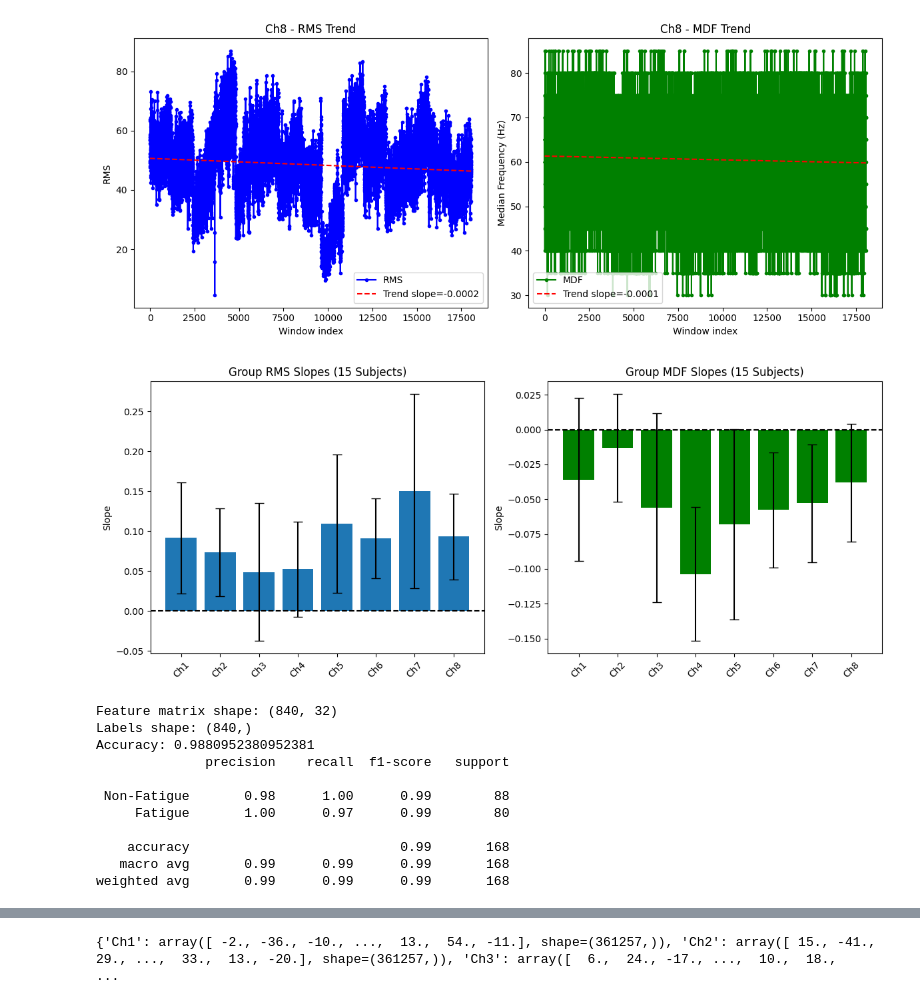
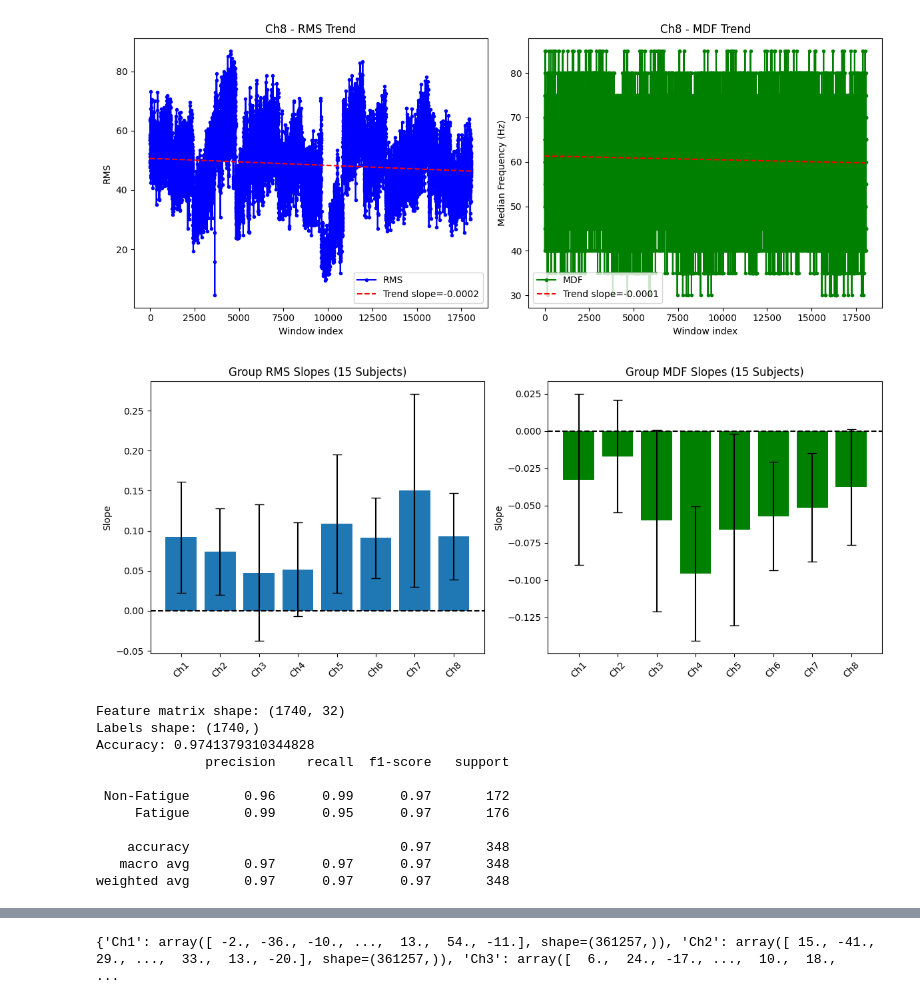
Before and after one commit to ATHUL-K-A/spasmender, a Jupyter notebook: test.ipynb, the cells around one changed output, grey strips where cells are left out. Cells and saved outputs as stored; diff of their text form; code cells hidden in the pictures.

```diff
--- a/test.ipynb
+++ b/test.ipynb
@@ -107,7 +107,7 @@ for subj_file in subjects:
     filtered = data.apply(lambda ch: bandpass(ch), axis=0)
 
     # Windowing
-    win_size = 400  # 2s
+    win_size = 200  # 2s
     step = 200
     fatigue_features = {ch: {"RMS": [], "MDF": []} for ch in filtered.columns}
 
@@ -142,34 +142,34 @@ for subj_file in subjects:
 mean_rms = {ch: np.mean(slopes_rms[ch]) for ch in slopes_rms}
 std_rms = {ch: np.std(slopes_rms[ch]) for ch in slopes_rms}
 
 mean_mdf = {ch: np.mean(slopes_mdf[ch]) for ch in slopes_mdf}
 std_mdf = {ch: np.std(slopes_mdf[ch]) for ch in slopes_mdf}
 
 # Plot group summary
 channels = list(filtered.columns)
 
 plt.figure(figsize=(12, 5))
 
 # RMS slopes
 plt.subplot(1, 2, 1)
 plt.bar(channels, [mean_rms[ch] for ch in channels], yerr=[std_rms[ch] for ch in channels], capsize=5)
 plt.axhline(0, color='k', linestyle='--')
 plt.title("Group RMS Slopes (15 Subjects)")
 plt.ylabel("Slope")
 plt.xticks(rotation=45)
 
 # MDF slopes
 plt.subplot(1, 2, 2)
 plt.bar(channels, [mean_mdf[ch] for ch in channels], yerr=[std_mdf[ch] for ch in channels], capsize=5, color='g')
 plt.axhline(0, color='k', linestyle='--')
 plt.title("Group MDF Slopes (15 Subjects)")
 plt.ylabel("Slope")
 plt.xticks(rotation=45)
 
 plt.tight_layout()
 plt.show()
 # %% [output]
-[figure, old version]
+[figure, new version]
 # %%
 from scipy.signal import butter, filtfilt, welch
 from sklearn.model_selection import train_test_split
@@ -206,8 +206,8 @@ def extract_features(window, fs=200):
 # 2. Build dataset across 15 subjects
 
 subjects = [f"modified_data/sub{i}.csv" for i in range(1, 16)]  # file names
-win_size = 400   # 2s windows (200 Hz × 2s)
-step = 200       # 50% overlap
+win_size = 200   # 2s windows (200 Hz × 2s)
+step = 100       # 50% overlap
 
 X, y = [], []
 
@@ -259,16 +259,16 @@ print(classification_report(y_test, y_pred, target_names=["Non-Fatigue", "Fatigu
 # prediction = clf.predict([new_feats])
 # print("Predicted:", "Fatigue" if prediction[0]==1 else "Non-Fatigue")
 # %% [output]
-Feature matrix shape: (840, 32)
-Labels shape: (840,)
-Accuracy: 0.9880952380952381
+Feature matrix shape: (1740, 32)
+Labels shape: (1740,)
+Accuracy: 0.9741379310344828
               precision    recall  f1-score   support
 
- Non-Fatigue       0.98      1.00      0.99        88
-     Fatigue       1.00      0.97      0.99        80
+ Non-Fatigue       0.96      0.99      0.97       172
+     Fatigue       0.99      0.95      0.97       176
 
-    accuracy                           0.99       168
-   macro avg       0.99      0.99      0.99       168
-weighted avg       0.99      0.99      0.99       168
+    accuracy                           0.97       348
+   macro avg       0.97      0.97      0.97       348
+weighted avg       0.97      0.97      0.97       348
 # %%
 Fs = 200          # Sampling frequency (Hz)
```
Also changed, not shown: parts of 4 cells of this notebook, 17 other files.
